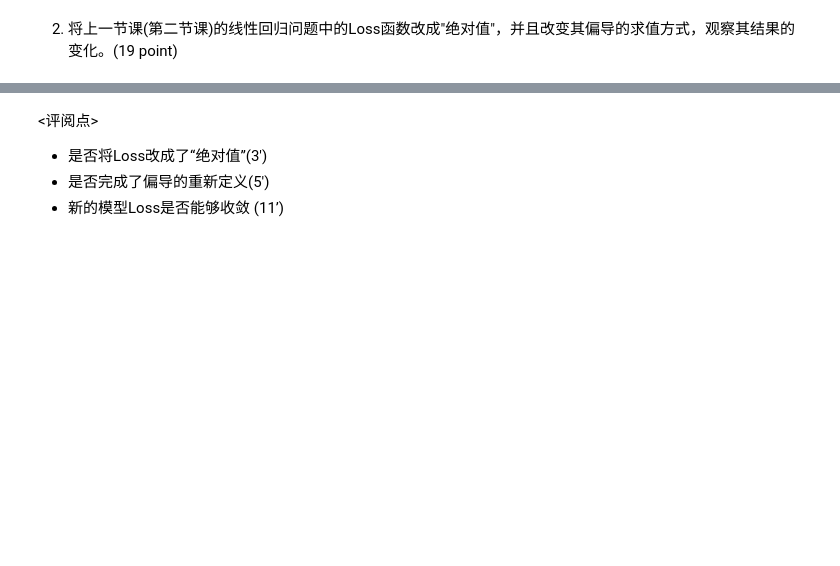
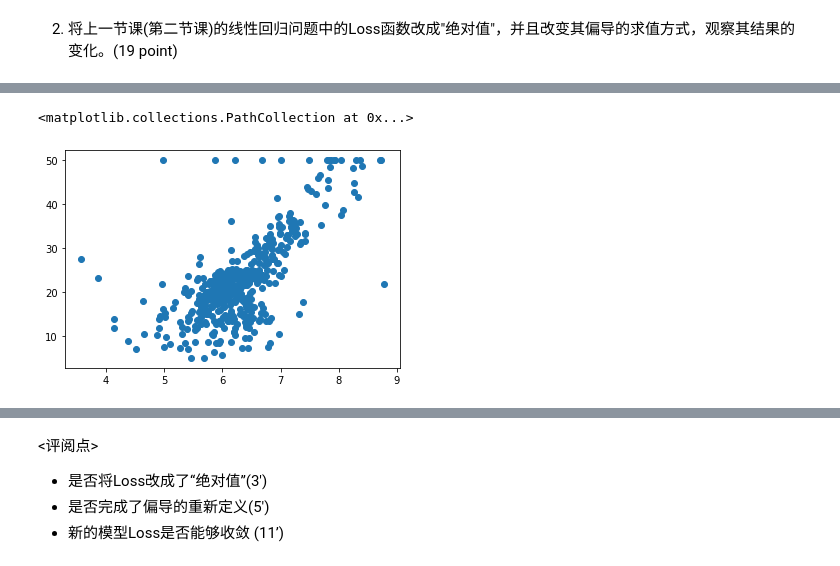
Before and after one commit to haojiefu007/MyPython, a Jupyter notebook: Nlp/assignment_3/Assignment-03.ipynb, the cells around one changed output, grey strips where cells are left out. Drawn from its saved outputs; the diff is of its cells as text; code cells hidden in the pictures; blank space fills up the shorter version.

```diff
--- a/Nlp/assignment_3/Assignment-03.ipynb
+++ b/Nlp/assignment_3/Assignment-03.ipynb
@@ -342,0 +416,13 @@ Ans:
+# %%
+#init data
+from sklearn.datasets import load_boston
+import random
+import matplotlib.pyplot as plt
+
+dataset = load_boston()
+X_rm =dataset['data'][:,5]#二维数组取所有元素中的第5+1个
+y = dataset['target']
+plt.scatter(X_rm,y)
+# %% [output]
+<matplotlib.collections.PathCollection at 0x...>
+[figure, added]
```
Also changed, not shown: parts of 29 cells of this notebook.
